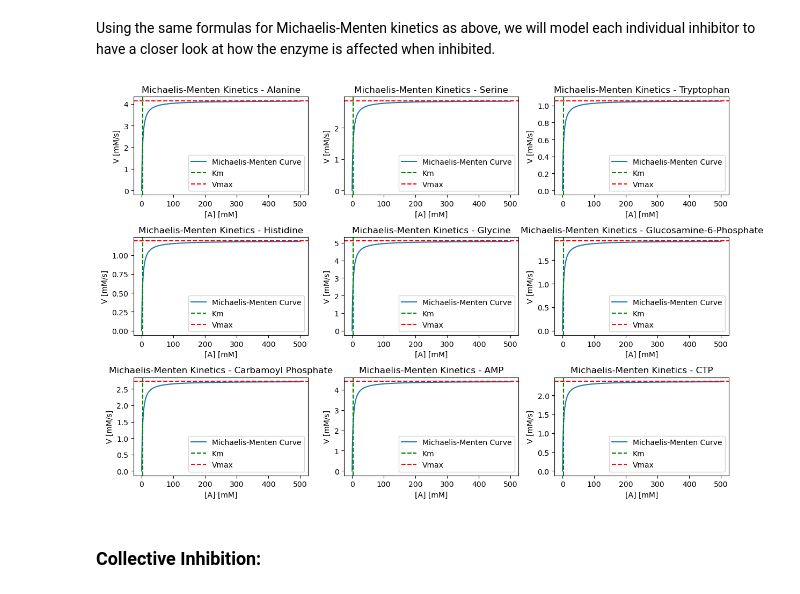
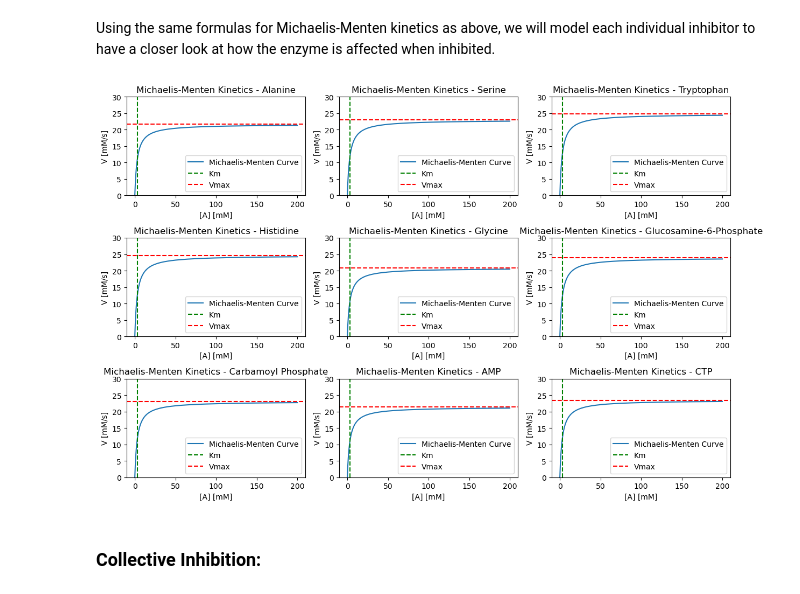
Before and after one commit to smyoung14/BME3990, a Jupyter notebook: FinalProject.ipynb, the cells around one changed output. Cells and saved outputs as stored; diff of their text form; code cells hidden in the pictures.

```diff
--- a/FinalProject.ipynb
+++ b/FinalProject.ipynb
@@ -24,7 +24,7 @@ K_cat = 2580
 K_M = 3
 E_0 = 10e-3
 #Range of reactant concentrations
-A = np.linspace(0,1000,1000)
+A = np.linspace(0,200,1000)
 #Calculate rate from MM equation
 v = K_cat * E_0 * (A/(K_M+A))
 V_max = K_cat * E_0
@@ -154,45 +155,56 @@ Using the same formulas for Michaelis-Menten kinetics as above, we will model ea
 # %%
 #Modeling Michaelis-Menten kinetics for each inhibitor
 #Initial constants calculated off inhibitor potency from BRENDA Kcat value
+#multiplied the original kcat value by the inhibitor potency and then
 Kcat_values = {
-    'Alanine': 2580 * .161,
-    'Serine': 2580 * .111,
-    'Tryptophan': 2580 * .041,
-    'Histidine': 2580 * .046,
-    'Glycine': 2580 * .198,
-    'Glucosamine-6-Phosphate': 2580 * .074,
-    'Carbamoyl Phosphate': 2580 * .106,
-    'AMP': 2580 * .171,
-    'CTP': 2580 * .092}
+    #1-0.161 = 0.839(2580)=2164.92
+    'Alanine': 2164.92,
+    #1-0.111% = 0.889(2580) = 2293.22
+    'Serine': 2293.22,
+    #1-0.041 = 0.959(2580) = 2474.52
+    'Tryptophan': 2474.52,
+    #1-0.046 = 0.954(2580) =2458.52
+    'Histidine': 2458.52,
+    #1-0.198 = 0.802(2580) = 2074.64
+    'Glycine': 2074.64,
+    #1-0.074 = 0.926(2580) = 2389.08
+    'Glucosamine-6-Phosphate': 2389.08,
+    #1-0.106 = 0.894(2580) = 2306.52
+    'Carbamoyl Phosphate': 2306.52,
+    #1-0.171 = 0.829(2580) =2137.22
+    'AMP': 2137.22,
+    #1-0.092 = 0.908(2580) = 2342.64
+    'CTP': 2342.64}
 
 K_M = 3
 E_0 = 10e-3
 #Range of reactant concentrations
-A = np.linspace(0,500,1000)
+A = np.linspace(0,200,1000)
 # %%
 #Initialize subplots Michaelis Menten kinetics
 fig, axs = plt.subplots(3, 3, figsize=[12, 8])
 axs = axs.flatten()
 
 #Loop through each inhibitor and plot its Michaelis-Menten kinetics
 for i, (inhibitor, Kcat) in enumerate(Kcat_values.items()):
     #Calculate rate from MM equation
     v = Kcat * E_0 * (A / (K_M + A))
     V_max = Kcat * E_0
 
     #Plot V vs A in loop to add separate subplots
     axs[i].plot(A, v, label='Michaelis-Menten Curve')
     axs[i].axvline(x=K_M, color='g', linestyle='--', label='Km')
     axs[i].axhline(y=V_max, color='r', linestyle='--', label='Vmax')
     axs[i].legend()
     axs[i].set_xlabel('[A] [mM]')
     axs[i].set_ylabel('V [mM/s]')
+    axs[i].set_ylim(0, 30)
     axs[i].set_title('Michaelis-Menten Kinetics - ' + inhibitor)
 
 plt.tight_layout()
 plt.show()
 # %% [output]
-[figure, old version]
+[figure, new version]
 # %% [markdown]
 ### Collective Inhibition:
 # %% [markdown]
```
Also changed, not shown: parts of 3 cells of this notebook.
